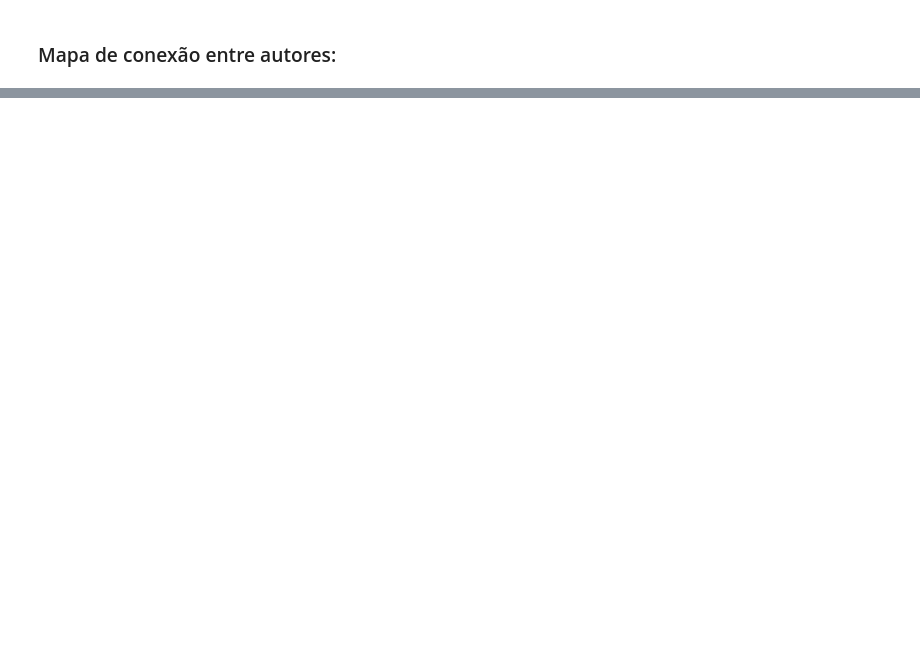
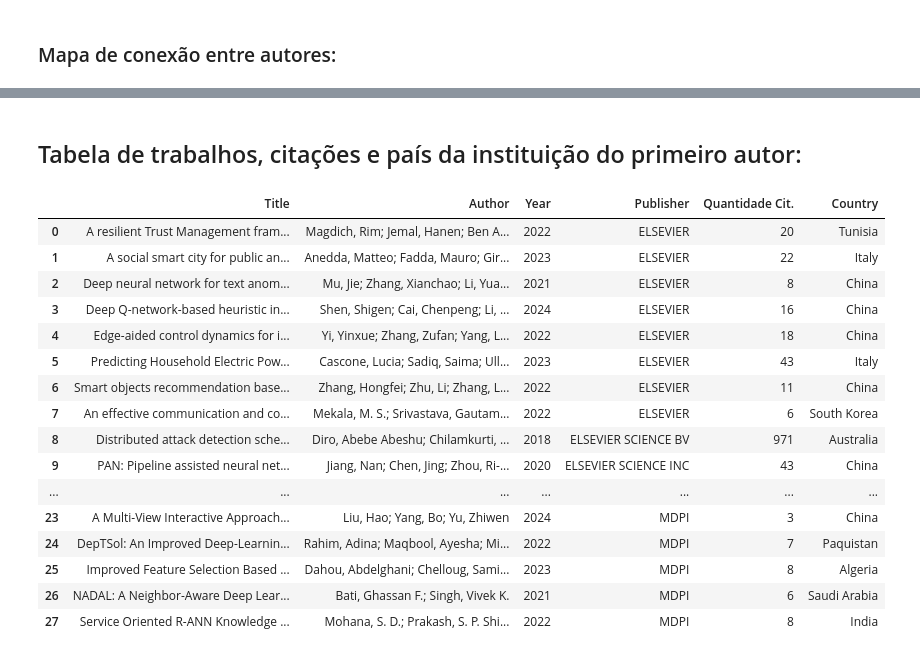
Before and after one commit to Gil32610/review-article-metadata, a Jupyter notebook: Bibliometrics.ipynb, the cells around one changed output, grey strips where cells are left out. Saved outputs shown, nothing was run; the diff lists cells and outputs as text; code cells hidden in the pictures; blank space fills up the shorter version.

```diff
--- a/Bibliometrics.ipynb
+++ b/Bibliometrics.ipynb
@@ -140,3 +135,32 @@ from IPython.display import Image, display
 ### Mapa de conexão entre autores:
 # %% [markdown]
 ![Author Connection](exports/author_connection_map.png)
+# %% [markdown]
+## Tabela de trabalhos, citações e país da instituição do primeiro autor:
+# %%
+work_country_citation_table = pd.read_csv(
+        "articles_table/work_citation_country.csv",
+        delimiter=';',
+        quotechar='"',
+        encoding='utf-8'
+    )
+# %%
+work_country_citation_table
+# %% [output]
+|  | Title | Author | Year | Publisher | Quantidade Cit. | Country |
+| 0 | A resilient Trust Management fram... | Magdich, Rim; Jemal, Hanen; Ben A... | 2022 | ELSEVIER | 20 | Tunisia |
+| 1 | A social smart city for public an... | Anedda, Matteo; Fadda, Mauro; Gir... | 2023 | ELSEVIER | 22 | Italy |
+| 2 | Deep neural network for text anom... | Mu, Jie; Zhang, Xianchao; Li, Yua... | 2021 | ELSEVIER | 8 | China |
+| 3 | Deep Q-network-based heuristic in... | Shen, Shigen; Cai, Chenpeng; Li, ... | 2024 | ELSEVIER | 16 | China |
+| 4 | Edge-aided control dynamics for i... | Yi, Yinxue; Zhang, Zufan; Yang, L... | 2022 | ELSEVIER | 18 | China |
+| 5 | Predicting Household Electric Pow... | Cascone, Lucia; Sadiq, Saima; Ull... | 2023 | ELSEVIER | 43 | Italy |
+| 6 | Smart objects recommendation base... | Zhang, Hongfei; Zhu, Li; Zhang, L... | 2022 | ELSEVIER | 11 | China |
+| 7 | An effective communication and co... | Mekala, M. S.; Srivastava, Gautam... | 2022 | ELSEVIER | 6 | South Korea |
+| 8 | Distributed attack detection sche... | Diro, Abebe Abeshu; Chilamkurti, ... | 2018 | ELSEVIER SCIENCE BV | 971 | Australia |
+| 9 | PAN: Pipeline assisted neural net... | Jiang, Nan; Chen, Jing; Zhou, Ri-... | 2020 | ELSEVIER SCIENCE INC | 43 | China |
+| ... | ... | ... | ... | ... | ... | ... |
+| 23 | A Multi-View Interactive Approach... | Liu, Hao; Yang, Bo; Yu, Zhiwen | 2024 | MDPI | 3 | China |
+| 24 | DepTSol: An Improved Deep-Learnin... | Rahim, Adina; Maqbool, Ayesha; Mi... | 2022 | MDPI | 7 | Paquistan |
+| 25 | Improved Feature Selection Based ... | Dahou, Abdelghani; Chelloug, Sami... | 2023 | MDPI | 8 | Algeria |
+| 26 | NADAL: A Neighbor-Aware Deep Lear... | Bati, Ghassan F.; Singh, Vivek K. | 2021 | MDPI | 6 | Saudi Arabia |
+| 27 | Service Oriented R-ANN Knowledge ... | Mohana, S. D.; Prakash, S. P. Shi... | 2022 | MDPI | 8 | India |
```
Also changed, not shown: parts of 8 cells of this notebook.
